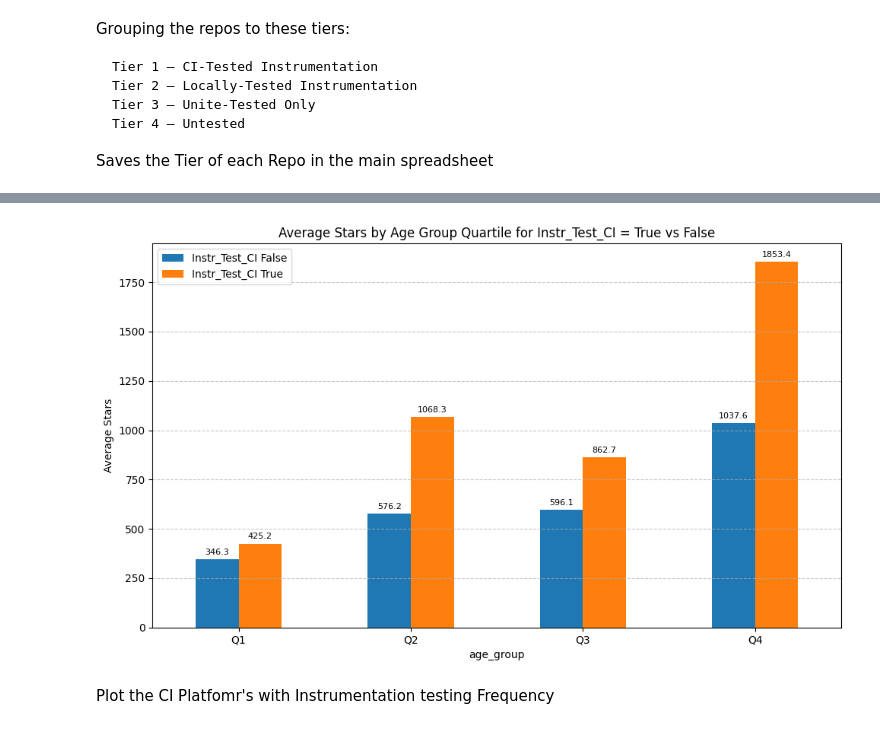
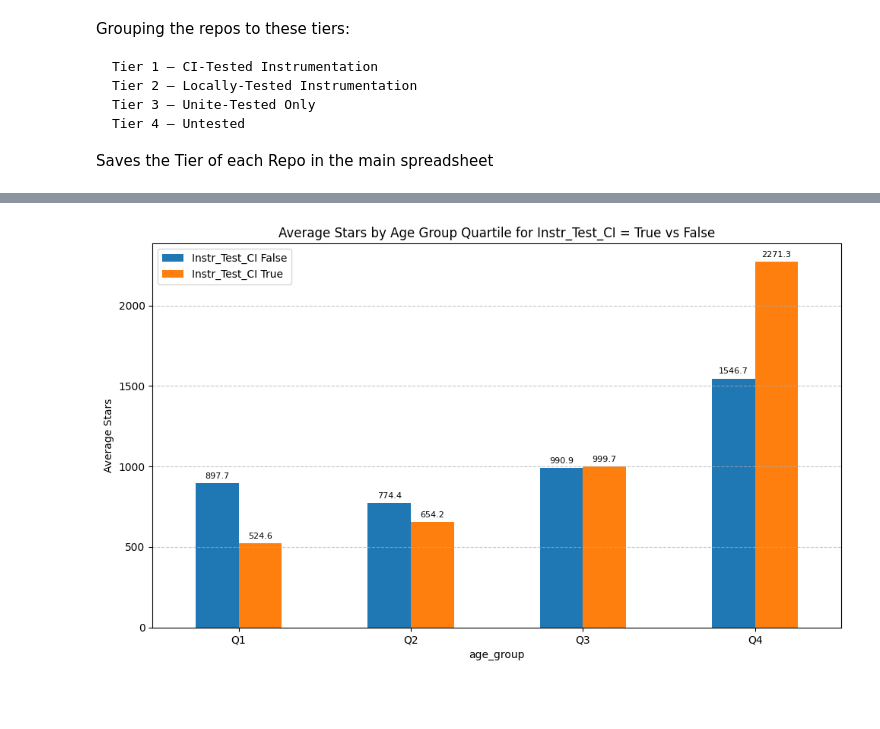
Before and after one commit to behnamparsa/Android-Mobile-Apps, a Jupyter notebook: Type 1 - 3.6.Descriptive statistics.ipynb, the cells around one changed output, grey strips where cells are left out. Cells and saved outputs as stored; diff of their text form; code cells hidden in the pictures; blank space fills up the shorter version.

```diff
--- a/Type 1 - 3.6.Descriptive statistics.ipynb
+++ b/Type 1 - 3.6.Descriptive statistics.ipynb
@@ -237,7 +237,7 @@ import matplotlib.pyplot as plt
 import numpy as np
 
 # === CONFIG ===
-file_path = r"D:\Android_Mobile_App\AndroidProject_4th\6.2-Shallow_Clone\Analysis Output\7.4-Total_Repos_YML_Merged_Metadata_Updated.csv"
+file_path = r"C:\Android Mobile App\Step3_Instr_Testing_Analysis\3.4_Total_Repos_YML_Merged_Metadata_ByURL_Updated.csv"
 
 # === LOAD ===
 df = pd.read_csv(file_path)
@@ -359,47 +359,45 @@ import pandas as pd
 import matplotlib.pyplot as plt
 
 # === CONFIG ===
-file_path = r"D:\Android_Mobile_App\AndroidProject_4th\6.2-Shallow_Clone\Analysis Output\7.4-Total_Repos_YML_Merged_Metadata_Updated.csv"
+file_path = r"C:\Android Mobile App\Step3_Instr_Testing_Analysis\3.4_Total_Repos_YML_Merged_Metadata_ByURL_Updated.csv"
 
 # === LOAD ===
 df = pd.read_csv(file_path)
 
 # === Convert Instr_Test_CI to boolean and stars to numeric ===
 df["instr_test_ci"] = df["instr_test_ci"].astype(str).str.lower() == "true"
-df["stars"] = pd.to_numeric(df["stars"], errors="coerce")
+df["stars"] = pd.to_numeric(df["stargazers_count"], errors="coerce")
 
 # === Drop rows with missing age_group or stars ===
 df = df.dropna(subset=["age_group", "stars"])
 
 # === Compute mean stars for each age_group & Instr_Test_CI ===
 avg_stars = df.groupby(["age_group", "instr_test_ci"])["stars"].mean().unstack(fill_value=0)
 
 # === Rename columns for clarity ===
 avg_stars.columns = ["Instr_Test_CI False", "Instr_Test_CI True"]
 
 # === Sort by quartile order ===
 avg_stars = avg_stars.reindex(["Q1", "Q2", "Q3", "Q4"])
 
 # === Plot ===
 ax = avg_stars.plot(kind="bar", figsize=(10, 6))
 ax.set_ylabel("Average Stars")
 ax.set_title("Average Stars by Age Group Quartile for Instr_Test_CI = True vs False")
 ax.grid(axis="y", linestyle="--", alpha=0.7)
 plt.xticks(rotation=0)
 
 # === Add data labels ===
 for i, bar_group in enumerate(ax.containers):
     for bar in bar_group:
         height = bar.get_height()
         ax.annotate(f"{height:.1f}",
                     xy=(bar.get_x() + bar.get_width() / 2, height),
                     xytext=(0, 3),  # offset in points
                     textcoords="offset points",
                     ha='center', va='bottom', fontsize=8)
 
 plt.tight_layout()
 plt.show()
 # %% [output]
-[figure, old version]
+[figure, new version]
-# %% [markdown]
-Plot the CI Platfomr's with Instrumentation testing Frequency
```
Also changed, not shown: parts of 5 cells of this notebook, 4 other files.
